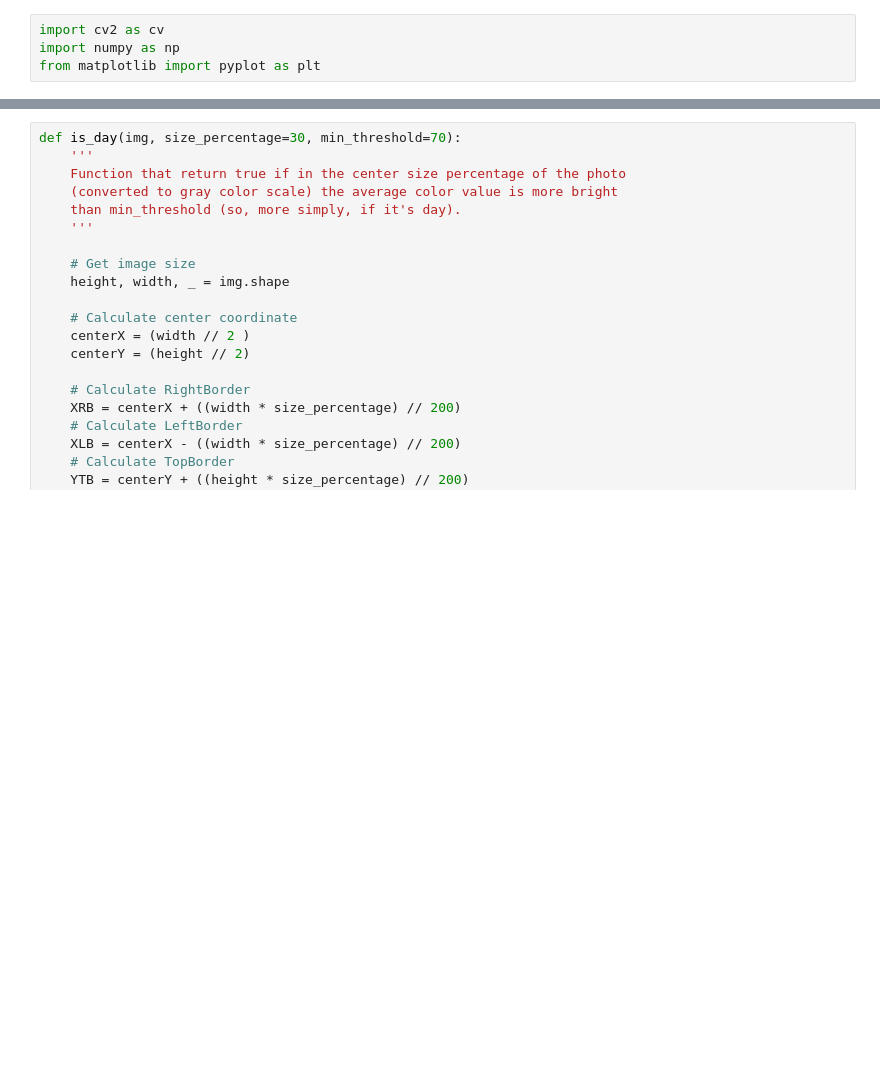
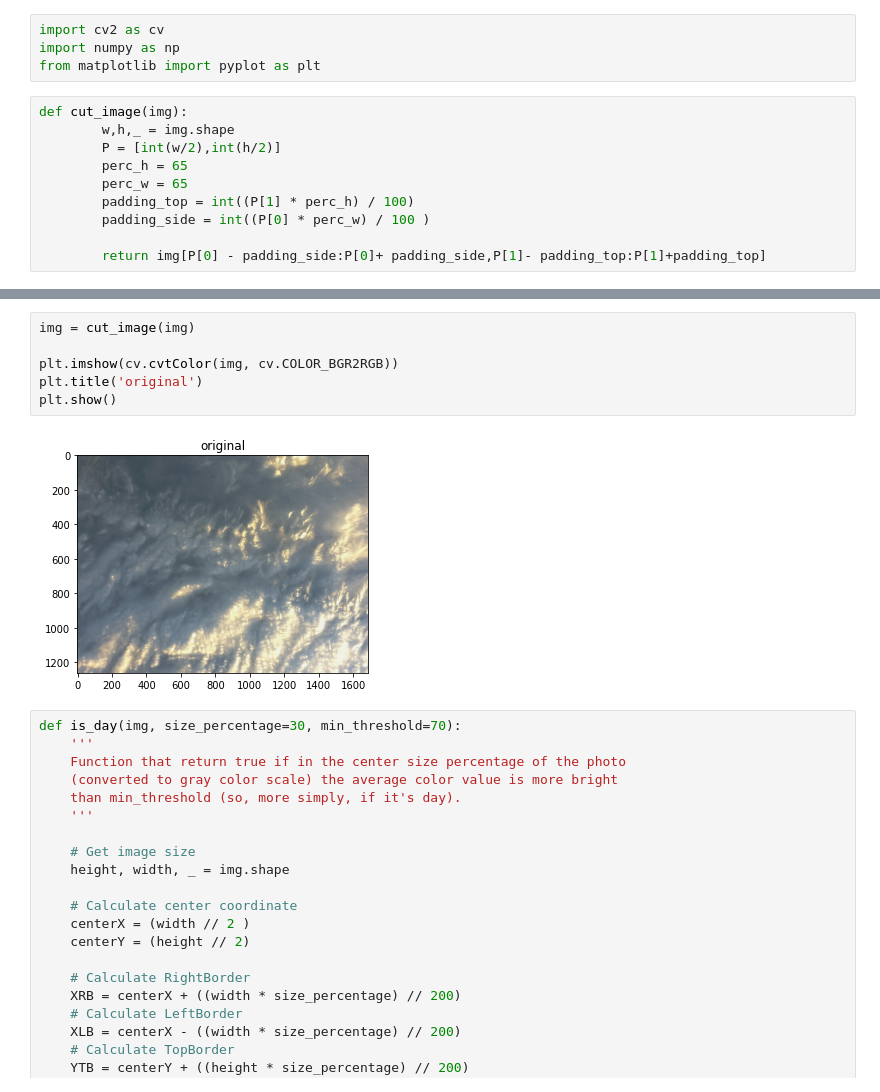
Before and after one commit to CHIP-AstroPi/src, a Jupyter notebook: light_recon/light_condition.ipynb, the cells around one changed output, grey strips where cells are left out. Drawn from its saved outputs; the diff is of its cells as text; blank space fills up the shorter version.

```diff
--- a/light_recon/light_condition.ipynb
+++ b/light_recon/light_condition.ipynb
@@ -2,4 +2,14 @@
 import cv2 as cv
 import numpy as np
 from matplotlib import pyplot as plt
+# %%
+def cut_image(img):
+        w,h,_ = img.shape
+        P = [int(w/2),int(h/2)]
+        perc_h = 65
+        perc_w = 65
+        padding_top = int((P[1] * perc_h) / 100)
+        padding_side = int((P[0] * perc_w) / 100 )
+
+        return img[P[0] - padding_side:P[0]+ padding_side,P[1]- padding_top:P[1]+padding_top]
 # %%
@@ -14,3 +23,11 @@ plt.show()
+# %%
+img = cut_image(img)
+
+plt.imshow(cv.cvtColor(img, cv.COLOR_BGR2RGB))
+plt.title('original')
+plt.show()
+# %% [output]
+[figure, added]
 # %%
 def is_day(img, size_percentage=30, min_threshold=70):
     '''
```
Also changed, not shown: parts of 1 cell of this notebook, 1 other file.
